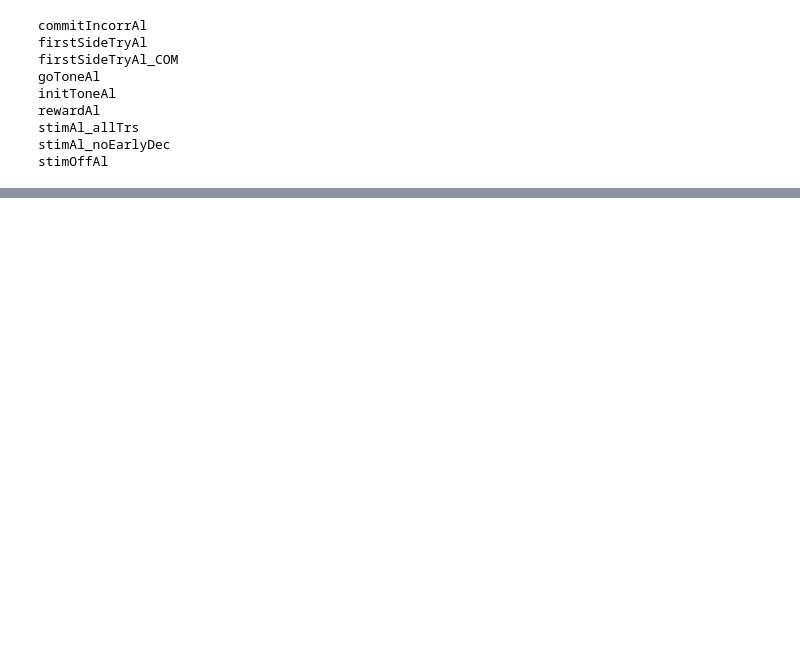
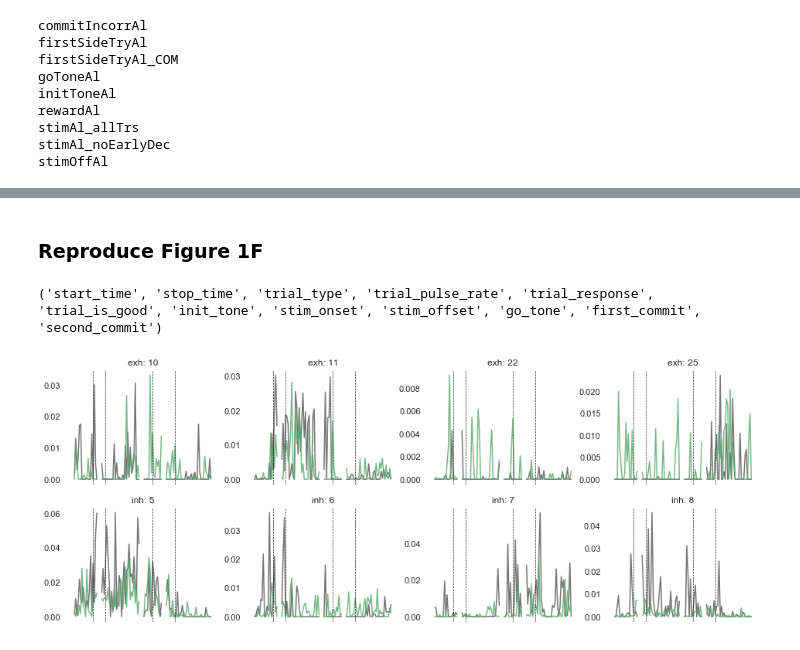
Before and after one commit to datajoint-company/najafi-2018-nwb, a Jupyter notebook: notebooks/NWB 2.0 Read and Visualize with PyNWB.ipynb, the cells around one changed output, grey strips where cells are left out. Saved outputs shown, nothing was run; the diff lists cells and outputs as text; code cells hidden in the pictures; blank space fills up the shorter version.

```diff
--- a/notebooks/NWB 2.0 Read and Visualize with PyNWB.ipynb
+++ b/notebooks/NWB 2.0 Read and Visualize with PyNWB.ipynb
@@ -115,0 +115,42 @@ plt.show()
+# %% [markdown]
+### Reproduce Figure 1F
+# %%
+# Get trial info
+trial_set = nwbfile.trials
+print(trial_set.colnames)
+# %% [output]
+('start_time', 'stop_time', 'trial_type', 'trial_pulse_rate', 'trial_response', 'trial_is_good', 'init_tone', 'stim_onset', 'stim_offset', 'go_tone', 'first_commit', 'second_commit')
+# %%
+trial_is_good = trial_set.get('trial_is_good').data
+trial_response_type = trial_set.get('trial_response').data
+trial_type = trial_set.get('trial_type').data
+# %%
+# make trial-mask for correct high-rate (ipsilateral-lick) and low-rate (contralateral-lick) trial
+correct_high_rate_trial = (trial_response_type=='correct') & (trial_type=='High-rate')
+correct_low_rate_trial = (trial_response_type=='correct') & (trial_type=='Low-rate')
+# %%
+# make mask of inhibitory and excitatory neuron
+is_inh = (neuron_type == 'inhibitory')
+is_exc = (neuron_type == 'excitatory')
+# %%
+# specify event of interest to extract trial data
+segmentation_settings = [
+    {'event':'initToneAl', 'pre': -10000, 'post': 100},
+    {'event':'stimAl_noEarlyDec', 'pre': -100, 'post': 10000},
+    {'event':'firstSideTryAl', 'pre': -250, 'post': 250},
+    {'event':'rewardAl', 'pre': -250, 'post': 10000}]
+
+trial_avg_segments = {}
+for setting in segmentation_settings:
+    # extract segment
+    out = get_trialsegmented_data(setting['event'], setting['pre'], setting['post'], roi_series)
+    # mask by high/low rate trial and inh/exc neuron type
+    exc_correct_hr = out[0][:,:,correct_high_rate_trial][is_exc,:,:]
+    inh_correct_hr = out[0][:,:,correct_high_rate_trial][is_inh,:,:]
+    exc_correct_lr = out[0][:,:,correct_low_rate_trial][is_exc,:,:]
+    inh_correct_lr = out[0][:,:,correct_low_rate_trial][is_inh,:,:]
+    trial_avg_segments[setting['event']] = {'exc_correct_hr':np.nanmean(exc_correct_hr, axis=2),
+                                            'inh_correct_hr':np.nanmean(inh_correct_hr, axis=2),
+                                            'exc_correct_lr':np.nanmean(exc_correct_lr, axis=2),
+                                            'inh_correct_lr':np.nanmean(inh_correct_lr, axis=2),
+                                            'timestamps':out[1]}
@@ -116,2 +206,12 @@ plt.show()
+# %%
+fig1F = plt.figure(figsize=(16,6))
+exc_idx = [10,11,22,25]
+inh_idx = [5,6,7,8]
+plot_sub_fig1F(fig1F.add_subplot(241), fig1F.add_subplot(245), trial_avg_segments, exc_idx[0], inh_idx[0])
+plot_sub_fig1F(fig1F.add_subplot(242), fig1F.add_subplot(246), trial_avg_segments, exc_idx[1], inh_idx[1])
+plot_sub_fig1F(fig1F.add_subplot(243), fig1F.add_subplot(247), trial_avg_segments, exc_idx[2], inh_idx[2])
+plot_sub_fig1F(fig1F.add_subplot(244), fig1F.add_subplot(248), trial_avg_segments, exc_idx[3], inh_idx[3])
+# %% [output]
+[figure, added]
 # %%
 nwb_io.close()
```
Also changed, not shown: parts of 9 cells of this notebook, 1 other file.
